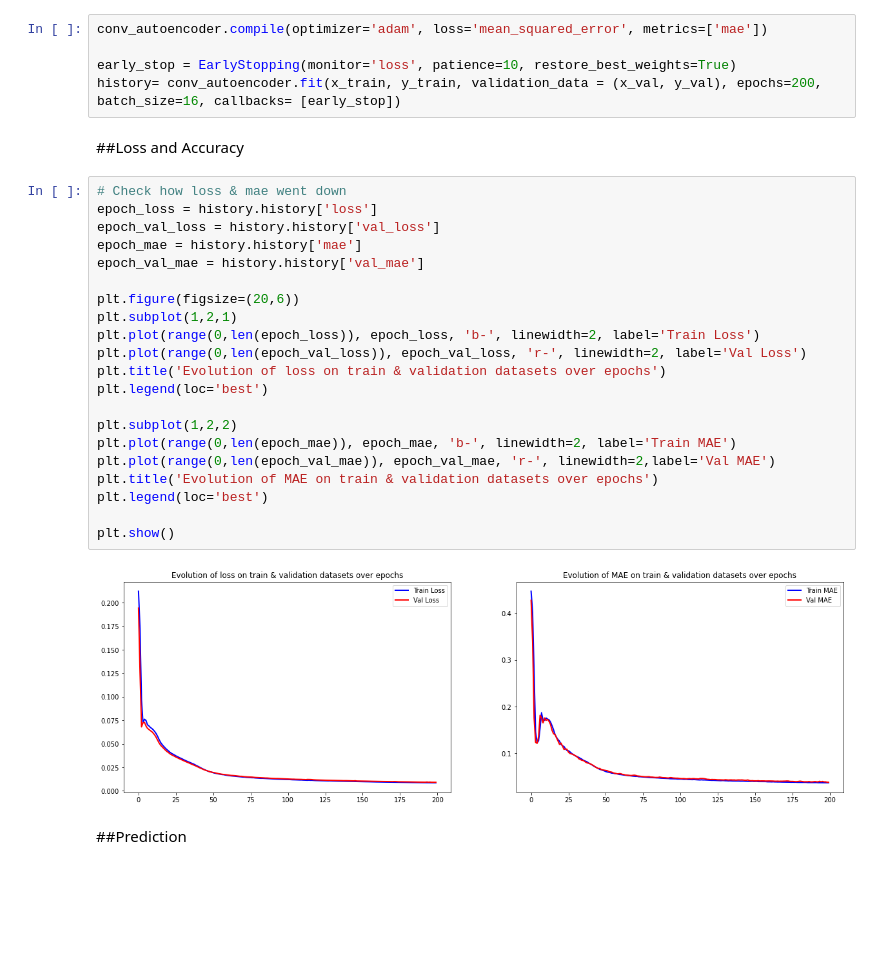
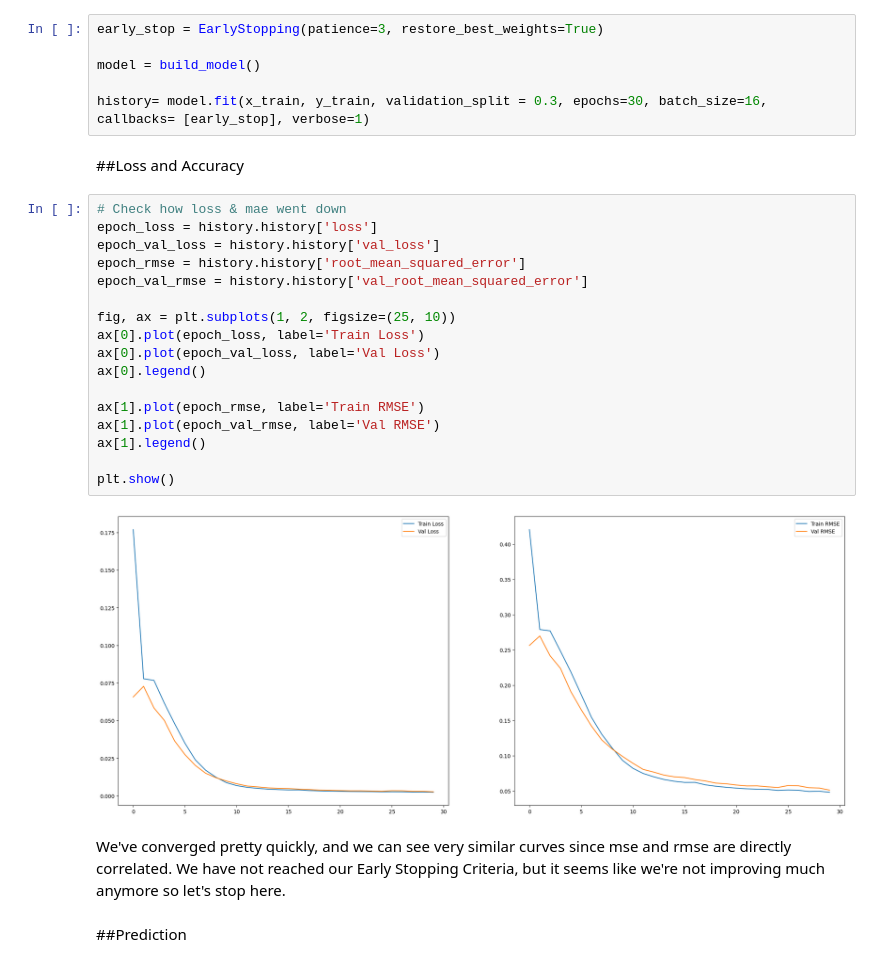
Before and after one commit to rahiakela/kaggle-competition-projects, a Jupyter notebook: denoising-dirty-documents/03_denoising_images_with_cnn_autoencoders.ipynb, the cells around one changed output. Cells and saved outputs as stored; diff of their text form; blank space fills up the shorter version.

```diff
--- a/denoising-dirty-documents/03_denoising_images_with_cnn_autoencoders.ipynb
+++ b/denoising-dirty-documents/03_denoising_images_with_cnn_autoencoders.ipynb
@@ -336,33 +347,33 @@ _________________________________________________________________
 # %%
-conv_autoencoder.compile(optimizer='adam', loss='mean_squared_error', metrics=['mae'])
+early_stop = EarlyStopping(patience=3, restore_best_weights=True)
 
-early_stop = EarlyStopping(monitor='loss', patience=10, restore_best_weights=True)
-history= conv_autoencoder.fit(x_train, y_train, validation_data = (x_val, y_val), epochs=200, batch_size=16, callbacks= [early_stop])
+model = build_model()
+
+history= model.fit(x_train, y_train, validation_split = 0.3, epochs=30, batch_size=16, callbacks= [early_stop], verbose=1)
 # %% [markdown]
 ##Loss and Accuracy
 # %%
 # Check how loss & mae went down
 epoch_loss = history.history['loss']
 epoch_val_loss = history.history['val_loss']
-epoch_mae = history.history['mae']
-epoch_val_mae = history.history['val_mae']
+epoch_rmse = history.history['root_mean_squared_error']
+epoch_val_rmse = history.history['val_root_mean_squared_error']
 
-plt.figure(figsize=(20,6))
-plt.subplot(1,2,1)
-plt.plot(range(0,len(epoch_loss)), epoch_loss, 'b-', linewidth=2, label='Train Loss')
-plt.plot(range(0,len(epoch_val_loss)), epoch_val_loss, 'r-', linewidth=2, label='Val Loss')
-plt.title('Evolution of loss on train & validation datasets over epochs')
-plt.legend(loc='best')
+fig, ax = plt.subplots(1, 2, figsize=(25, 10))
+ax[0].plot(epoch_loss, label='Train Loss')
+ax[0].plot(epoch_val_loss, label='Val Loss')
+ax[0].legend()
 
-plt.subplot(1,2,2)
-plt.plot(range(0,len(epoch_mae)), epoch_mae, 'b-', linewidth=2, label='Train MAE')
-plt.plot(range(0,len(epoch_val_mae)), epoch_val_mae, 'r-', linewidth=2,label='Val MAE')
-plt.title('Evolution of MAE on train & validation datasets over epochs')
-plt.legend(loc='best')
+ax[1].plot(epoch_rmse, label='Train RMSE')
+ax[1].plot(epoch_val_rmse, label='Val RMSE')
+ax[1].legend()
 
 plt.show()
 # %% [output]
-[figure, old version]
+[figure, new version]
+# %% [markdown]
+We've converged pretty quickly, and we can see very similar curves since mse and rmse are directly correlated.
+We have not reached our Early Stopping Criteria, but it seems like we're not improving much anymore so let's stop here.
 # %% [markdown]
 ##Prediction
 # %%
```
Also changed, not shown: parts of 10 cells of this notebook.
